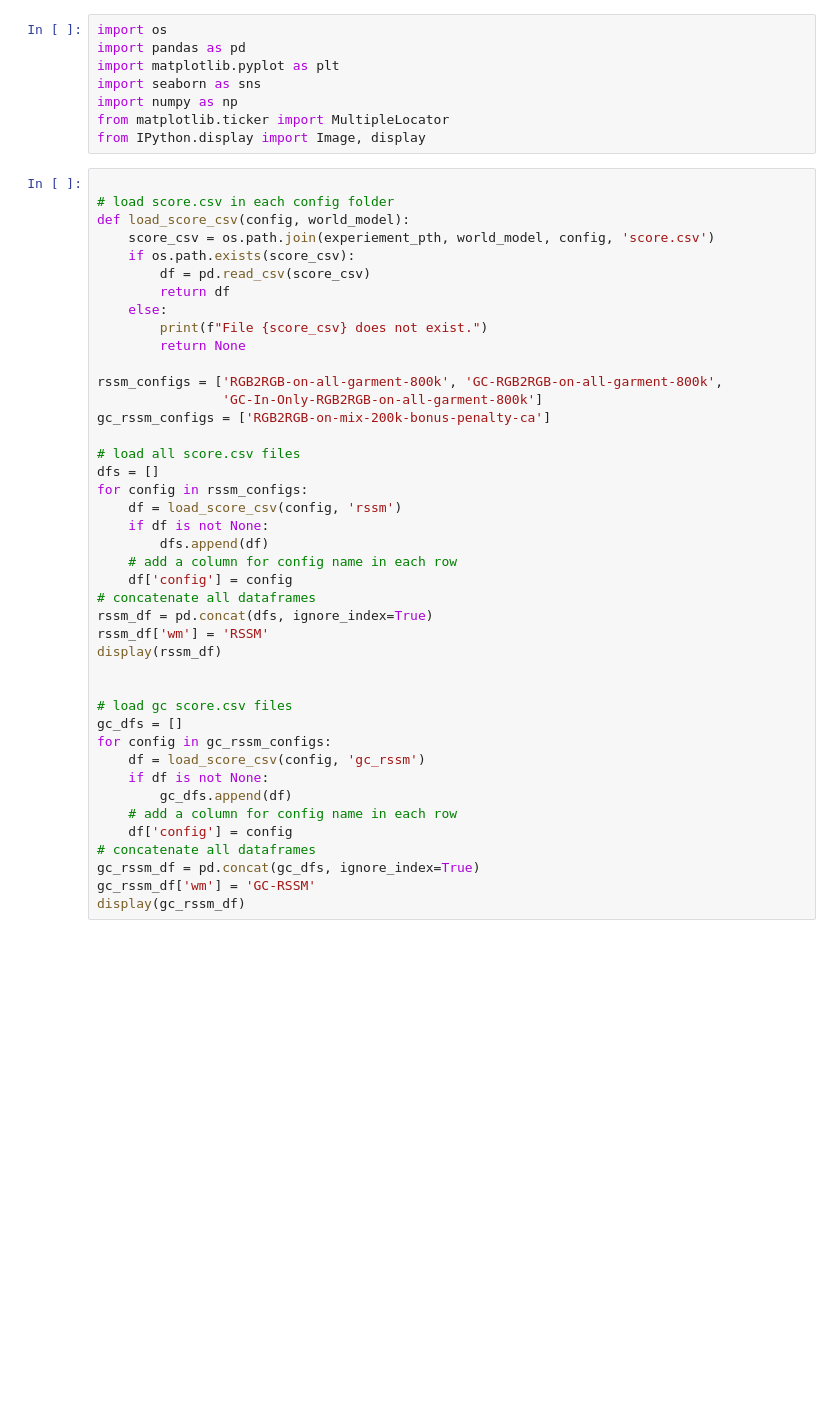
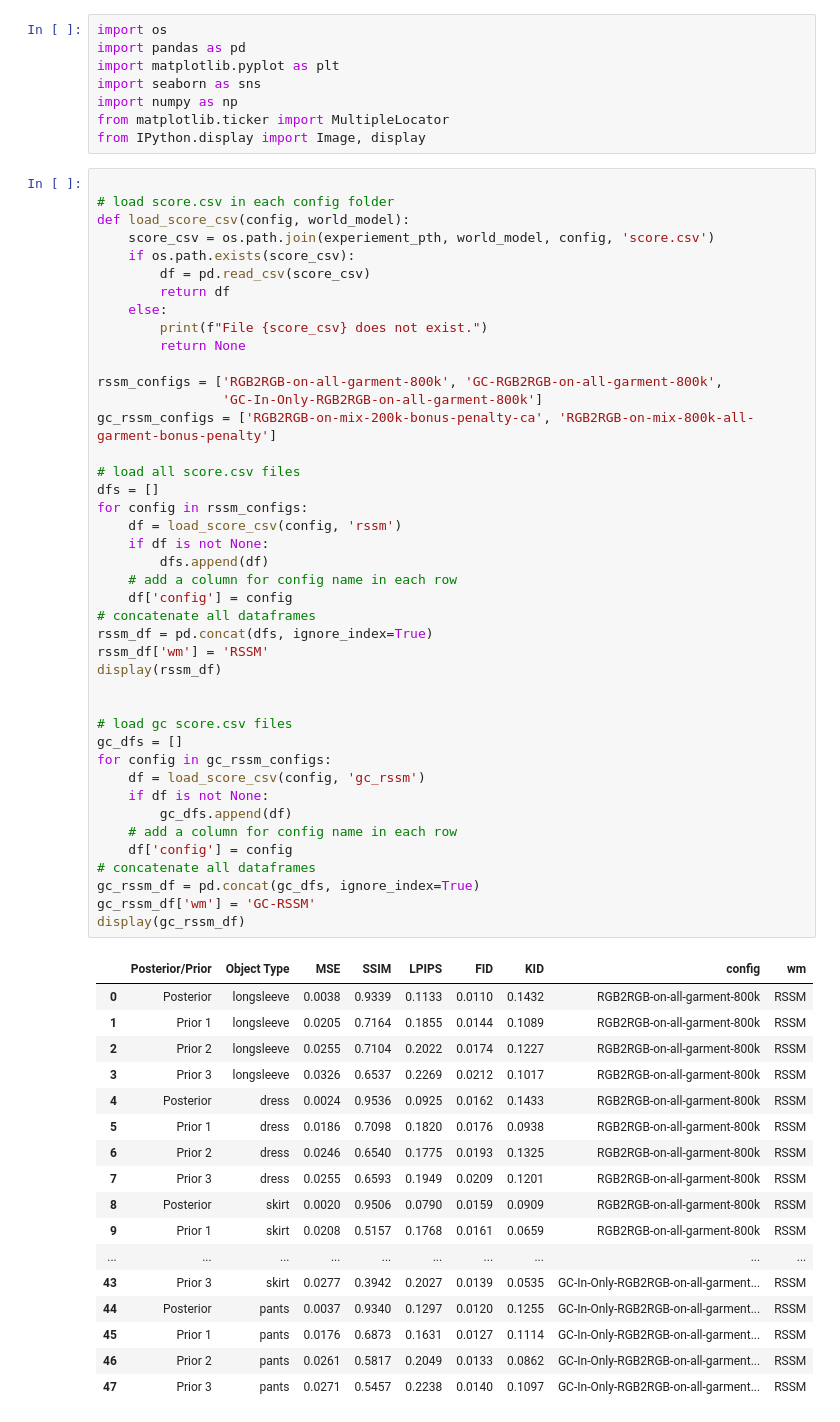
Before and after one commit to st-cortex-lab/LaGarNet, a Jupyter notebook: analysis/recon.ipynb, the cells around one changed output. Saved outputs shown, nothing was run; the diff lists cells and outputs as text; blank space fills up the shorter version.

```diff
--- a/analysis/recon.ipynb
+++ b/analysis/recon.ipynb
@@ -23,31 +23,49 @@ def load_score_csv(config, world_model):
 
 rssm_configs = ['RGB2RGB-on-all-garment-800k', 'GC-RGB2RGB-on-all-garment-800k',
                 'GC-In-Only-RGB2RGB-on-all-garment-800k']
-gc_rssm_configs = ['RGB2RGB-on-mix-200k-bonus-penalty-ca']
+gc_rssm_configs = ['RGB2RGB-on-mix-200k-bonus-penalty-ca', 'RGB2RGB-on-mix-800k-all-garment-bonus-penalty']
 
 # load all score.csv files
 dfs = []
 for config in rssm_configs:
     df = load_score_csv(config, 'rssm')
     if df is not None:
         dfs.append(df)
     # add a column for config name in each row
     df['config'] = config
 # concatenate all dataframes
 rssm_df = pd.concat(dfs, ignore_index=True)
 rssm_df['wm'] = 'RSSM'
 display(rssm_df)
 
 
 # load gc score.csv files
 gc_dfs = []
 for config in gc_rssm_configs:
     df = load_score_csv(config, 'gc_rssm')
     if df is not None:
         gc_dfs.append(df)
     # add a column for config name in each row
     df['config'] = config
 # concatenate all dataframes
 gc_rssm_df = pd.concat(gc_dfs, ignore_index=True)
 gc_rssm_df['wm'] = 'GC-RSSM'
 display(gc_rssm_df)
+# %% [output]
+|  | Posterior/Prior | Object Type | MSE | SSIM | LPIPS | FID | KID | config | wm |
+| 0 | Posterior | longsleeve | 0.0038 | 0.9339 | 0.1133 | 0.0110 | 0.1432 | RGB2RGB-on-all-garment-800k | RSSM |
+| 1 | Prior 1 | longsleeve | 0.0205 | 0.7164 | 0.1855 | 0.0144 | 0.1089 | RGB2RGB-on-all-garment-800k | RSSM |
+| 2 | Prior 2 | longsleeve | 0.0255 | 0.7104 | 0.2022 | 0.0174 | 0.1227 | RGB2RGB-on-all-garment-800k | RSSM |
+| 3 | Prior 3 | longsleeve | 0.0326 | 0.6537 | 0.2269 | 0.0212 | 0.1017 | RGB2RGB-on-all-garment-800k | RSSM |
+| 4 | Posterior | dress | 0.0024 | 0.9536 | 0.0925 | 0.0162 | 0.1433 | RGB2RGB-on-all-garment-800k | RSSM |
+| 5 | Prior 1 | dress | 0.0186 | 0.7098 | 0.1820 | 0.0176 | 0.0938 | RGB2RGB-on-all-garment-800k | RSSM |
+| 6 | Prior 2 | dress | 0.0246 | 0.6540 | 0.1775 | 0.0193 | 0.1325 | RGB2RGB-on-all-garment-800k | RSSM |
+| 7 | Prior 3 | dress | 0.0255 | 0.6593 | 0.1949 | 0.0209 | 0.1201 | RGB2RGB-on-all-garment-800k | RSSM |
+| 8 | Posterior | skirt | 0.0020 | 0.9506 | 0.0790 | 0.0159 | 0.0909 | RGB2RGB-on-all-garment-800k | RSSM |
+| 9 | Prior 1 | skirt | 0.0208 | 0.5157 | 0.1768 | 0.0161 | 0.0659 | RGB2RGB-on-all-garment-800k | RSSM |
+| ... | ... | ... | ... | ... | ... | ... | ... | ... | ... |
+| 43 | Prior 3 | skirt | 0.0277 | 0.3942 | 0.2027 | 0.0139 | 0.0535 | GC-In-Only-RGB2RGB-on-all-garment... | RSSM |
+| 44 | Posterior | pants | 0.0037 | 0.9340 | 0.1297 | 0.0120 | 0.1255 | GC-In-Only-RGB2RGB-on-all-garment... | RSSM |
+| 45 | Prior 1 | pants | 0.0176 | 0.6873 | 0.1631 | 0.0127 | 0.1114 | GC-In-Only-RGB2RGB-on-all-garment... | RSSM |
+| 46 | Prior 2 | pants | 0.0261 | 0.5817 | 0.2049 | 0.0133 | 0.0862 | GC-In-Only-RGB2RGB-on-all-garment... | RSSM |
+| 47 | Prior 3 | pants | 0.0271 | 0.5457 | 0.2238 | 0.0140 | 0.1097 | GC-In-Only-RGB2RGB-on-all-garment... | RSSM |
```
Also changed, not shown: parts of 5 cells of this notebook, 18 other files.
